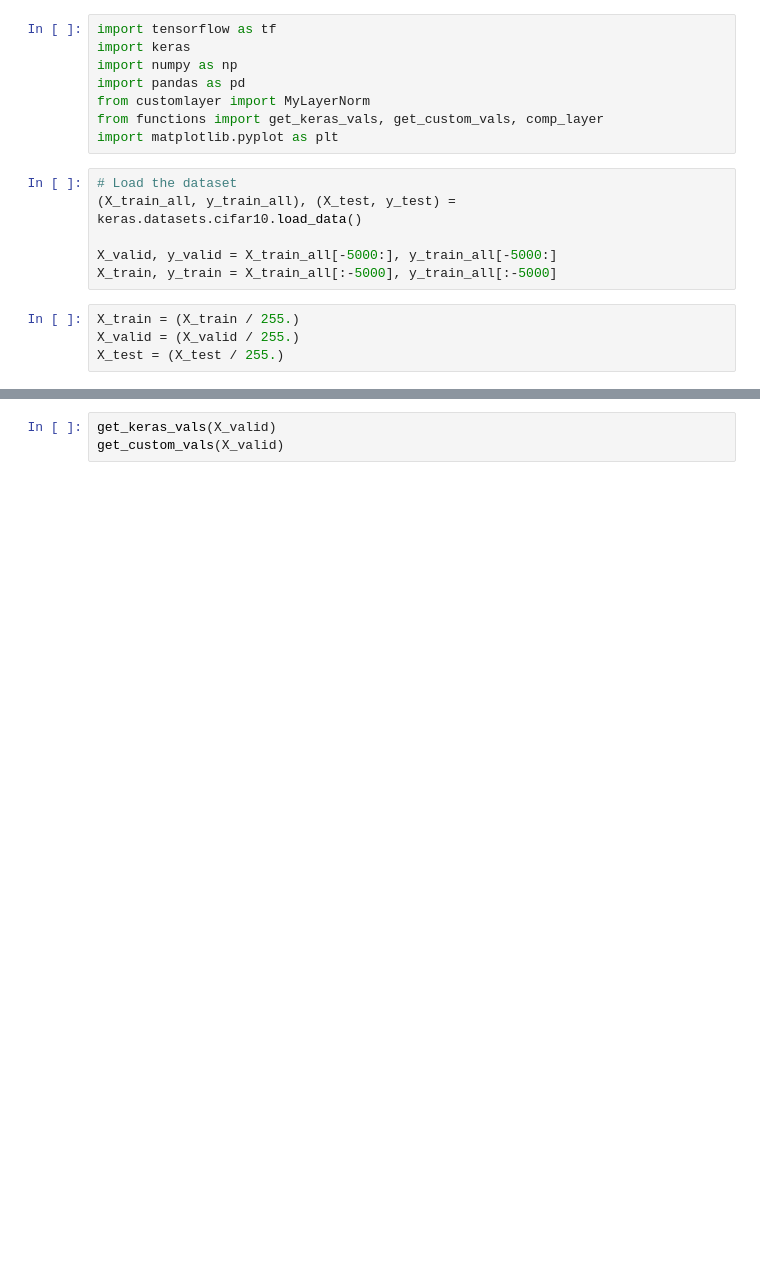
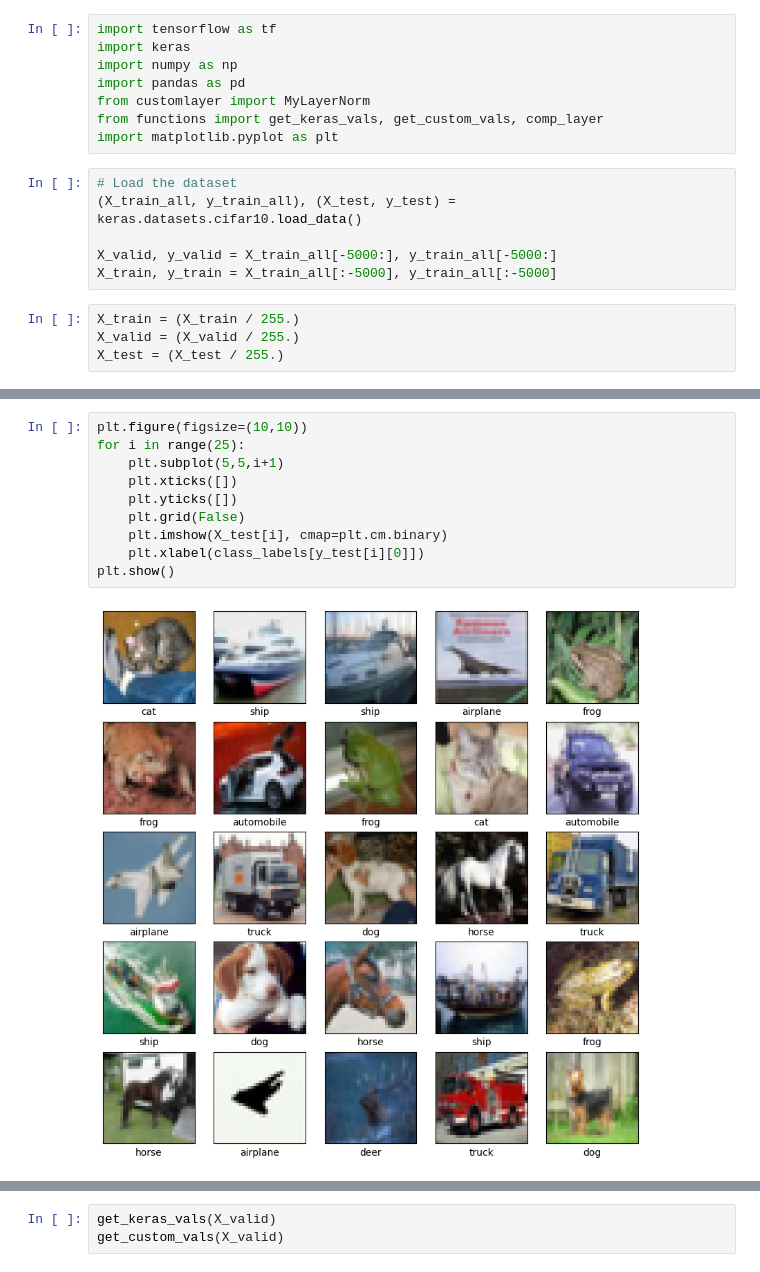
Before and after one commit to gw3ntd/ml2_proj2, a Jupyter notebook: cifarcomp.ipynb, the cells around one changed output, grey strips where cells are left out. Cells and saved outputs as stored; diff of their text form; blank space fills up the shorter version.

```diff
--- a/cifarcomp.ipynb
+++ b/cifarcomp.ipynb
@@ -19,2 +29,14 @@ X_test = (X_test / 255.)
+# %%
+plt.figure(figsize=(10,10))
+for i in range(25):
+    plt.subplot(5,5,i+1)
+    plt.xticks([])
+    plt.yticks([])
+    plt.grid(False)
+    plt.imshow(X_test[i], cmap=plt.cm.binary)
+    plt.xlabel(class_labels[y_test[i][0]])
+plt.show()
+# %% [output]
+[figure, added]
 # %%
 X_valid.shape
```
Also changed, not shown: parts of 5 cells of this notebook, 3 other files.
